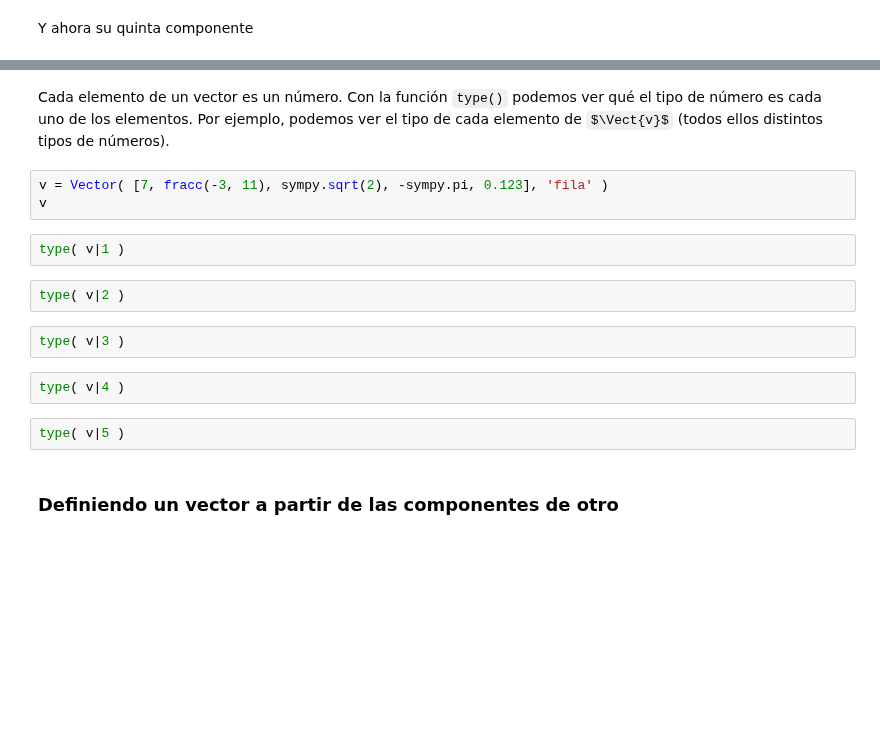
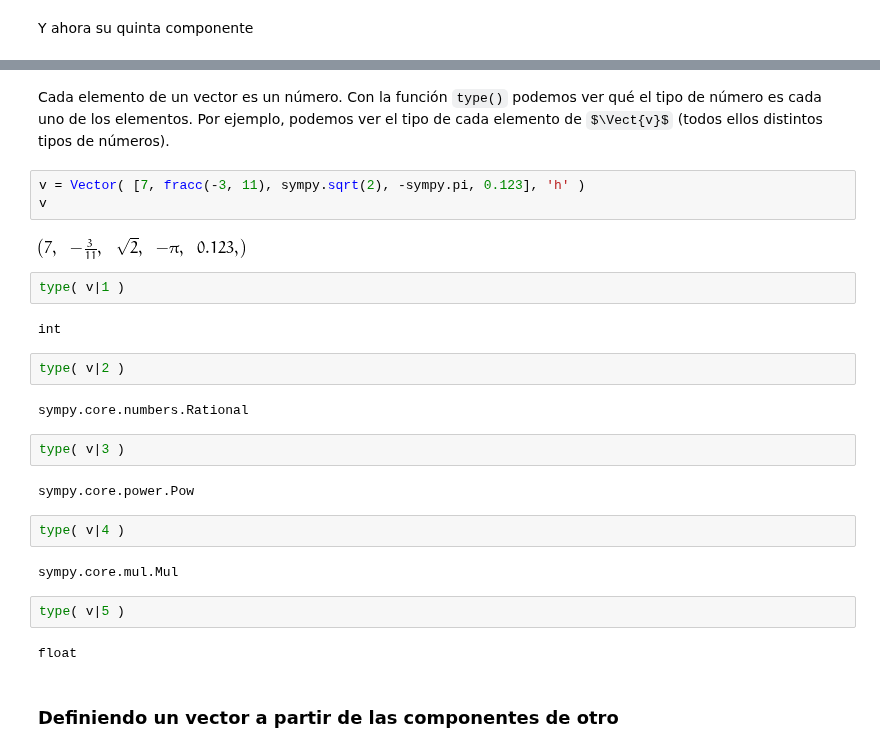
Before and after one commit to mbujosab/nacal-Jupyter-Notebooks, a Jupyter notebook: Lecc01-Secc1.1.ipynb, the cells around one changed output, grey strips where cells are left out. Drawn from its saved outputs; the diff is of its cells as text; some formulas as TeX source; blank space fills up the shorter version.

```diff
--- a/Lecc01-Secc1.1.ipynb
+++ b/Lecc01-Secc1.1.ipynb
@@ -208,21 +236,32 @@ selector de sus componentes
 # %% [markdown]
-Cada elemento de un vector es un número. Con la función `type()`
-podemos ver qué el tipo de número es cada uno de los elementos. Por
-ejemplo, podemos ver el tipo de cada elemento de $\Vect{v}$ (todos
-ellos distintos tipos de números).
+Cada elemento de un vector es un número.
+Con la función `type()` podemos ver qué el tipo de número es cada uno de los elementos.
+Por ejemplo, podemos ver el tipo de cada elemento de $\Vect{v}$ (todos ellos distintos tipos de números).
 # %%
-v = Vector( [7, fracc(-3, 11), sympy.sqrt(2), -sympy.pi, 0.123], 'fila' )
+v = Vector( [7, fracc(-3, 11), sympy.sqrt(2), -sympy.pi, 0.123], 'h' )
 v
+# %% [output]
+[figure, added]
 # %%
 type( v|1 )
+# %% [output]
+int
 # %%
 type( v|2 )
+# %% [output]
+sympy.core.numbers.Rational
 # %%
 type( v|3 )
+# %% [output]
+sympy.core.power.Pow
 # %%
 type( v|4 )
+# %% [output]
+sympy.core.mul.Mul
 # %%
 type( v|5 )
+# %% [output]
+float
 # %% [markdown]
 ### Definiendo un vector a partir de las componentes de otro
 # %% [markdown]
```
Also changed, not shown: parts of 57 cells of this notebook, 3 other files.
